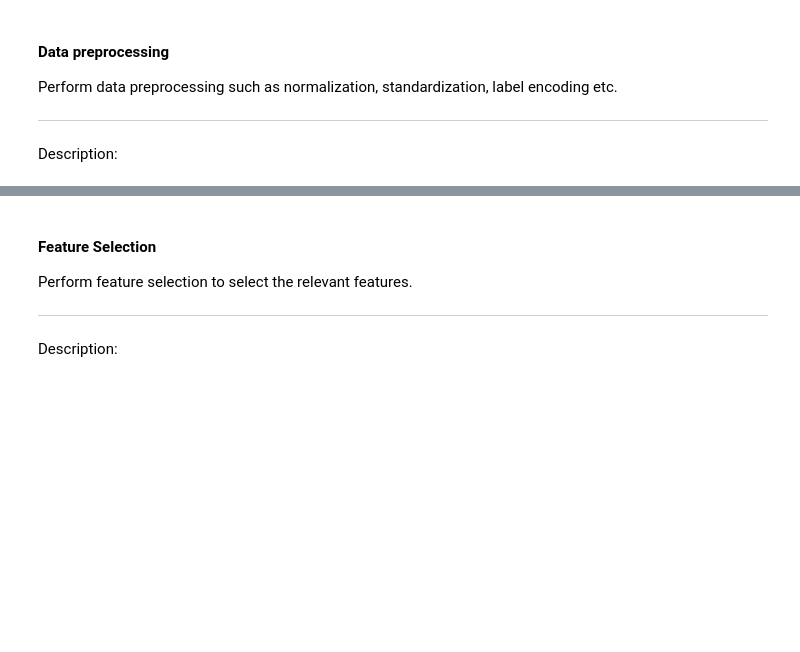
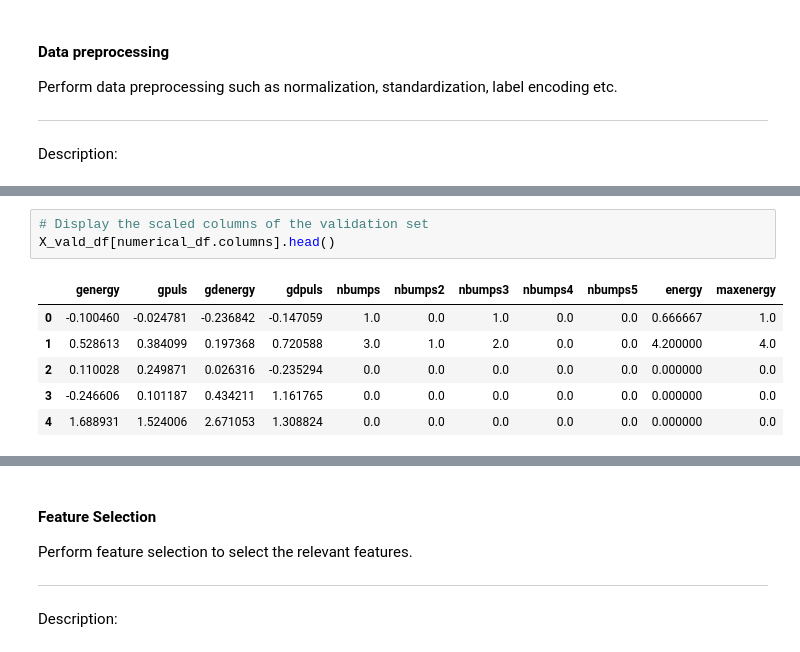
Before and after one commit to WenHao1223/cpc251-proj, a Jupyter notebook: Seismic/CPC251_Project_Part1_Seismic6.ipynb, the cells around one changed output, grey strips where cells are left out. Cells and saved outputs as stored; diff of their text form; blank space fills up the shorter version.

```diff
--- a/Seismic/CPC251_Project_Part1_Seismic6.ipynb
+++ b/Seismic/CPC251_Project_Part1_Seismic6.ipynb
@@ -284,0 +410,10 @@ Description:
+# %%
+# Display the scaled columns of the validation set
+X_vald_df[numerical_df.columns].head()
+# %% [output]
+|  | genergy | gpuls | gdenergy | gdpuls | nbumps | nbumps2 | nbumps3 | nbumps4 | nbumps5 | energy | maxenergy |
+| 0 | -0.100460 | -0.024781 | -0.236842 | -0.147059 | 1.0 | 0.0 | 1.0 | 0.0 | 0.0 | 0.666667 | 1.0 |
+| 1 | 0.528613 | 0.384099 | 0.197368 | 0.720588 | 3.0 | 1.0 | 2.0 | 0.0 | 0.0 | 4.200000 | 4.0 |
+| 2 | 0.110028 | 0.249871 | 0.026316 | -0.235294 | 0.0 | 0.0 | 0.0 | 0.0 | 0.0 | 0.000000 | 0.0 |
+| 3 | -0.246606 | 0.101187 | 0.434211 | 1.161765 | 0.0 | 0.0 | 0.0 | 0.0 | 0.0 | 0.000000 | 0.0 |
+| 4 | 1.688931 | 1.524006 | 2.671053 | 1.308824 | 0.0 | 0.0 | 0.0 | 0.0 | 0.0 | 0.000000 | 0.0 |
```
Also changed, not shown: parts of 17 cells of this notebook.
